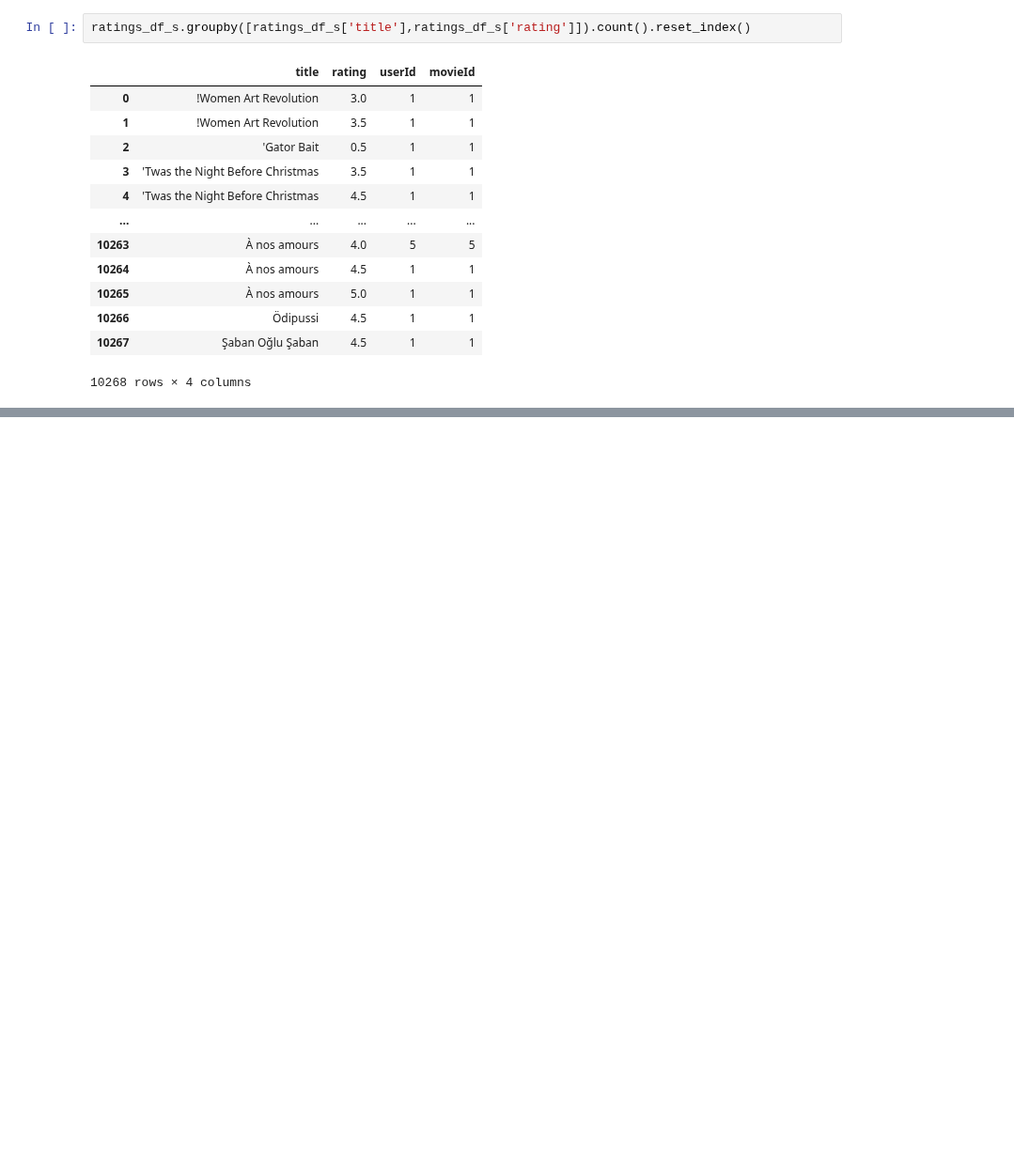
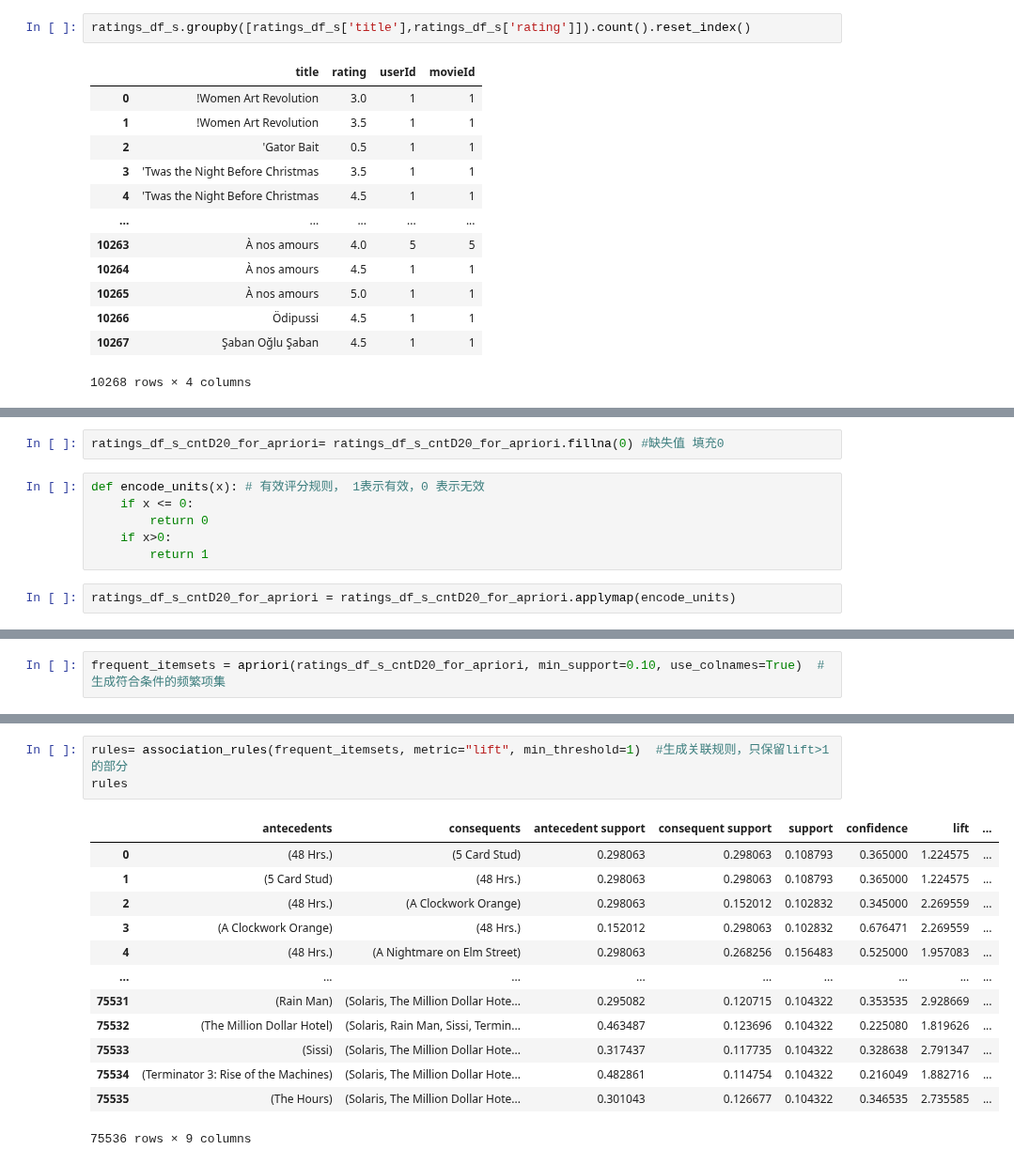
Before and after one commit to OcaenEyes/ML, a Jupyter notebook: AI训练赛/基于关联规则算法实现电影推荐系统/基于关联规则算法实现电影推荐.ipynb, the cells around one changed output, grey strips where cells are left out. Shown at 94% size. Cells and saved outputs as stored; diff of their text form; blank space fills up the shorter version.

```diff
--- a/AI训练赛/基于关联规则算法实现电影推荐系统/基于关联规则算法实现电影推荐.ipynb
+++ b/AI训练赛/基于关联规则算法实现电影推荐系统/基于关联规则算法实现电影推荐.ipynb
@@ -377,0 +632,10 @@ ratings_df_s.groupby([ratings_df_s['title'],ratings_df_s['rating']]).count().res
+# %%
+ratings_df_s_cntD20_for_apriori= ratings_df_s_cntD20_for_apriori.fillna(0) #缺失值 填充0
+# %%
+def encode_units(x): # 有效评分规则， 1表示有效，0 表示无效
+    if x <= 0:
+        return 0
+    if x>0:
+        return 1
+# %%
+ratings_df_s_cntD20_for_apriori = ratings_df_s_cntD20_for_apriori.applymap(encode_units)
@@ -377,0 +674,2 @@ ratings_df_s.groupby([ratings_df_s['title'],ratings_df_s['rating']]).count().res
+# %%
+frequent_itemsets = apriori(ratings_df_s_cntD20_for_apriori, min_support=0.10, use_colnames=True)  #生成符合条件的频繁项集
@@ -377,0 +692,17 @@ ratings_df_s.groupby([ratings_df_s['title'],ratings_df_s['rating']]).count().res
+# %%
+rules= association_rules(frequent_itemsets, metric="lift", min_threshold=1)  #生成关联规则，只保留lift>1的部分
+rules
+# %% [output]
+|  | antecedents | consequents | antecedent support | consequent support | support | confidence | lift | ... |
+| 0 | (48 Hrs.) | (5 Card Stud) | 0.298063 | 0.298063 | 0.108793 | 0.365000 | 1.224575 | ... |
+| 1 | (5 Card Stud) | (48 Hrs.) | 0.298063 | 0.298063 | 0.108793 | 0.365000 | 1.224575 | ... |
+| 2 | (48 Hrs.) | (A Clockwork Orange) | 0.298063 | 0.152012 | 0.102832 | 0.345000 | 2.269559 | ... |
+| 3 | (A Clockwork Orange) | (48 Hrs.) | 0.152012 | 0.298063 | 0.102832 | 0.676471 | 2.269559 | ... |
+| 4 | (48 Hrs.) | (A Nightmare on Elm Street) | 0.298063 | 0.268256 | 0.156483 | 0.525000 | 1.957083 | ... |
+| ... | ... | ... | ... | ... | ... | ... | ... | ... |
+| 75531 | (Rain Man) | (Solaris, The Million Dollar Hote... | 0.295082 | 0.120715 | 0.104322 | 0.353535 | 2.928669 | ... |
+| 75532 | (The Million Dollar Hotel) | (Solaris, Rain Man, Sissi, Termin... | 0.463487 | 0.123696 | 0.104322 | 0.225080 | 1.819626 | ... |
+| 75533 | (Sissi) | (Solaris, The Million Dollar Hote... | 0.317437 | 0.117735 | 0.104322 | 0.328638 | 2.791347 | ... |
+| 75534 | (Terminator 3: Rise of the Machines) | (Solaris, The Million Dollar Hote... | 0.482861 | 0.114754 | 0.104322 | 0.216049 | 1.882716 | ... |
+| 75535 | (The Hours) | (Solaris, The Million Dollar Hote... | 0.301043 | 0.126677 | 0.104322 | 0.346535 | 2.735585 | ... |
+75536 rows × 9 columns
```
Also changed, not shown: parts of 84 cells of this notebook.
